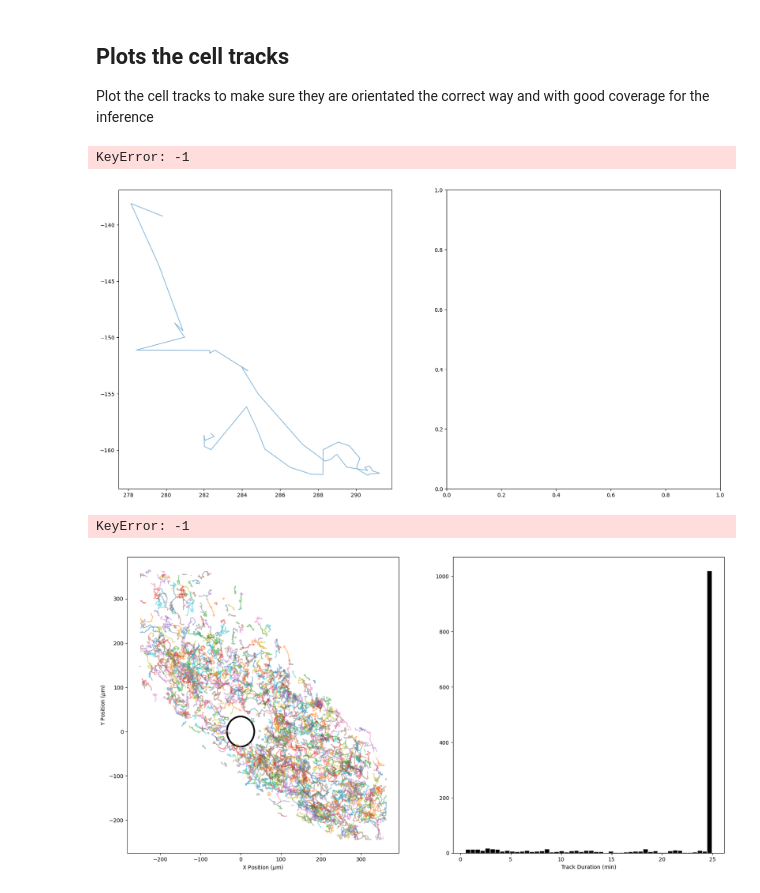
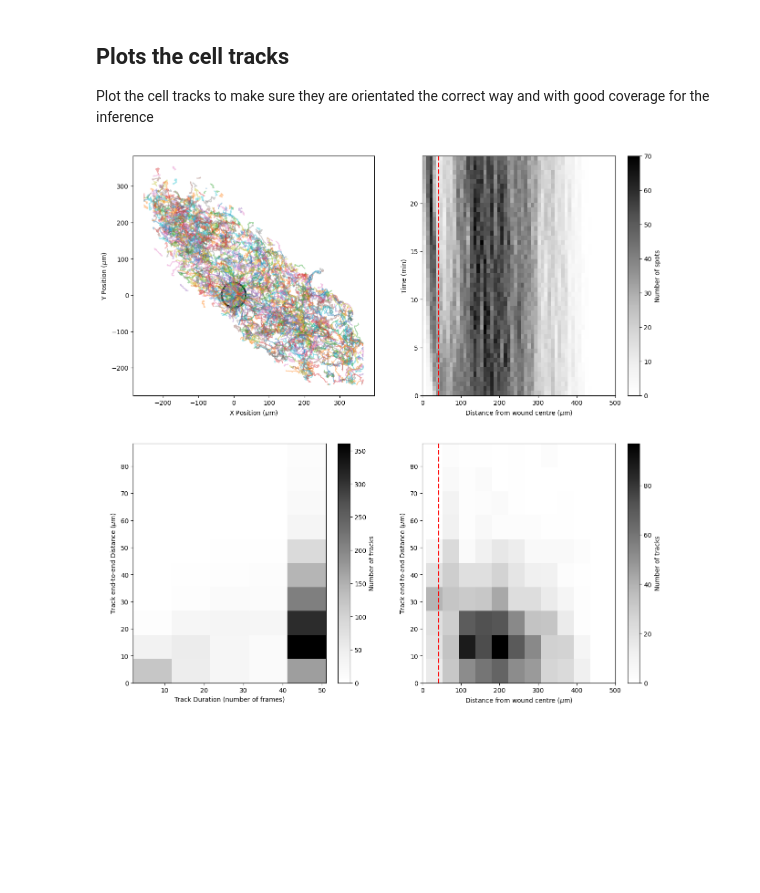
Before and after one commit to Schumacher-group/ImmuneCellMigrationAnalysis, a Jupyter notebook: Notebooks/Cell tracking processing pipeline_revision.ipynb, the cells around one changed output. Saved outputs shown, nothing was run; the diff lists cells and outputs as text; code cells hidden in the pictures; blank space fills up the shorter version.

Commit message:
Added further plots for visualising distribution of cells at different radii

```diff
--- a/Notebooks/Cell tracking processing pipeline_revision.ipynb
+++ b/Notebooks/Cell tracking processing pipeline_revision.ipynb
@@ -157,63 +154,0 @@ from matplotlib.patches import Circle
-# %%
-fig, ax = plt.subplots(1, 2, figsize=(20, 10))
-total_cells = singlewound_control_data
-# total_cells = list_dfs_filtered[9]
-num_total_cells = len(total_cells['Track_ID'].unique())
-track_durations = np.zeros(num_total_cells)
-track_lengths = np.zeros(num_total_cells)
-for track_number, track_id in enumerate(total_cells['Track_ID'].unique()):
-    # get the x and y coordinates for the current track
-    x = total_cells[total_cells['Track_ID'] == track_id]['x']
-    y = total_cells[total_cells['Track_ID'] == track_id]['y']
-    # plot the track as a line
-    ax[0].plot(x, y, alpha=0.5)
-    # calculate duration of track
-    track_durations[track_number] = len(x)#total_cells[total_cells['Track_ID'] == track_id]['t'].max() - total_cells[total_cells['Track_ID'] == track_id]['t'].min()
-    # calculate track displacement
-    track_lengths[track_number] = np.sqrt(((x[-1] - x[0])**2 + (y[-1] - y[0])**2).sum())
-
-# add axis labels and legend
-circ1 = Circle((0,0), 34, facecolor='None', edgecolor='k', lw=3, alpha = 1)
-ax[0].add_patch(circ1)
-ax[0].set_xlabel('X Position ($\mu$m)')
-ax[0].set_ylabel('Y Position ($\mu$m)')
-# plot 2d histogram of track durations and lengths
-ax[1].hist2d(track_durations, track_lengths, bins=20)
-ax[1].set_xlabel('Track Duration (number of frames)')
-ax[1].set_ylabel('Track Length ($\mu$m)')
-plt.savefig("Control Cell tracking.pdf")
-plt.show()
-# %% [output]
-KeyError: -1
-[figure, removed]
-# %%
-np.sqrt(((x[-1] - x[0])**2 + (y[-1] - y[0])**2))
-# %% [output]
-KeyError: -1
-# %%
-fig, ax = plt.subplots(1, 2, figsize=(20, 10))
-total_cells = singlewound_mcr_data
-
-num_total_cells = len(total_cells['Track_ID'].unique())
-track_durations = np.zeros(num_total_cells)
-for track_number, track_id in enumerate(total_cells['Track_ID'].unique()):
-    # get the x and y coordinates for the current track
-    x = total_cells[total_cells['Track_ID'] == track_id]['x']
-    y = total_cells[total_cells['Track_ID'] == track_id]['y']
-    # plot the track as a line
-    ax[0].plot(x, y, alpha=0.5)
-    # calculate duration of track
-    track_durations[track_number] = total_cells[total_cells['Track_ID'] == track_id]['t'].max() - total_cells[total_cells['Track_ID'] == track_id]['t'].min()
-
-# add axis labels and legend
-circ1 = Circle((0,0), 34, facecolor='None', edgecolor='k', lw=3, alpha = 1)
-ax[0].add_patch(circ1)
-ax[0].set_xlabel('X Position ($\mu$m)')
-ax[0].set_ylabel('Y Position ($\mu$m)')
-# plot histogram of track durations
-ax[1].hist(track_durations, bins=50, color='k', edgecolor='w')
-ax[1].set_xlabel('Track Duration (min)')
-plt.savefig("MCR Cell tracking.pdf")
-plt.show()
-# %% [output]
-[figure, removed]
@@ -219,0 +205,4 @@ plt.show()
+# %%
+plot_cell_tracks_and_stats(singlewound_control_data,"Control Cell tracking.pdf", woundradius=41)
+# %% [output]
+[figure, added]
```
Also changed, not shown: parts of 6 cells of this notebook.
